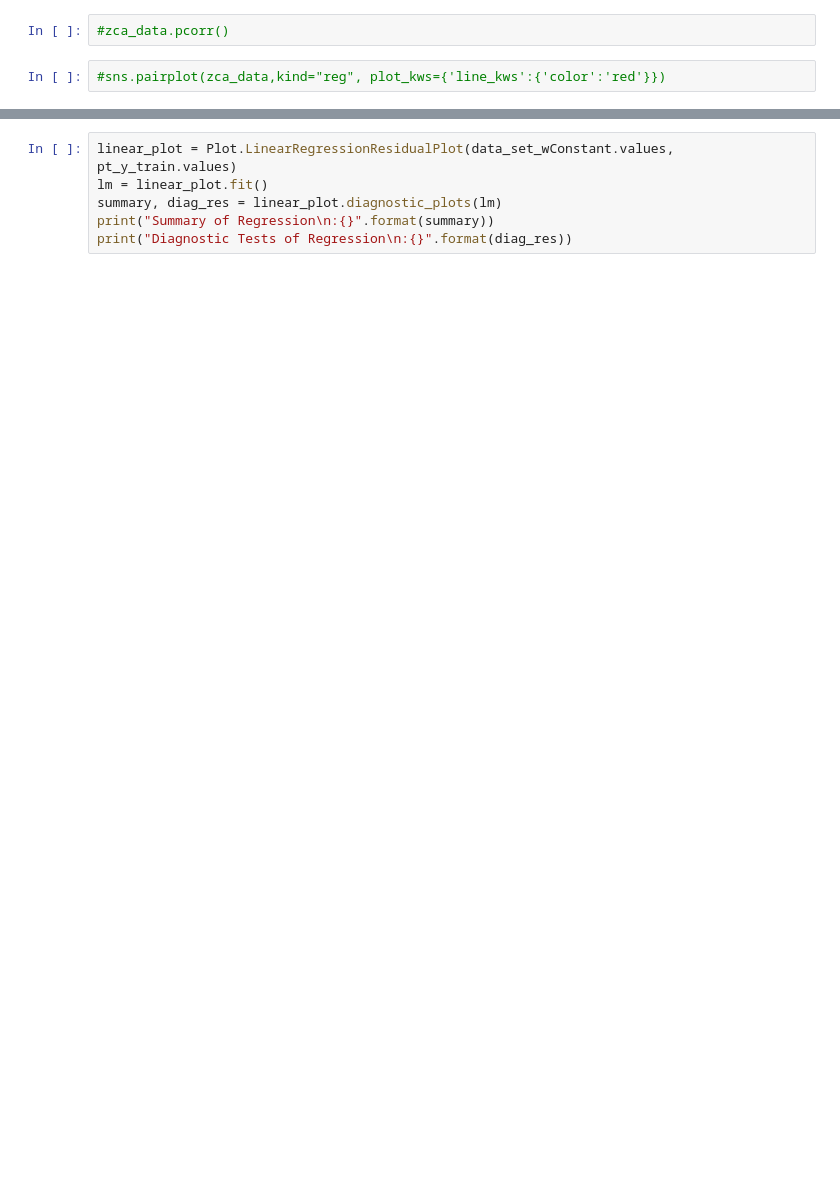
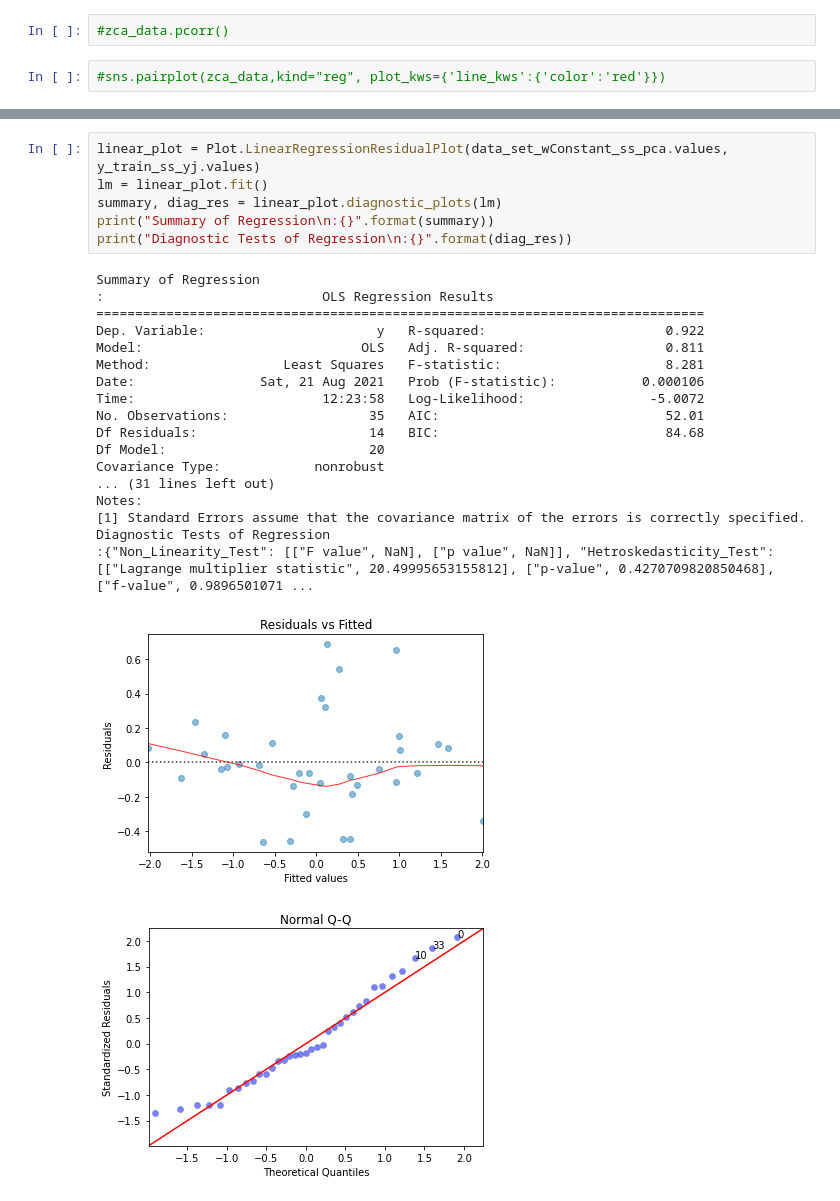
Before and after one commit to thistleknot/python-ml, a Jupyter notebook: code/Elastic and Sequential Comparisons.ipynb, the cells around one changed output, grey strips where cells are left out. Saved outputs shown, nothing was run; the diff lists cells and outputs as text; blank space fills up the shorter version.

```diff
--- a/code/Elastic and Sequential Comparisons.ipynb
+++ b/code/Elastic and Sequential Comparisons.ipynb
@@ -335,6 +428,26 @@ pd.DataFrame(results.get_influence().resid_studentized_internal).hist()
 # %%
-linear_plot = Plot.LinearRegressionResidualPlot(data_set_wConstant.values, pt_y_train.values)
+linear_plot = Plot.LinearRegressionResidualPlot(data_set_wConstant_ss_pca.values, y_train_ss_yj.values)
 lm = linear_plot.fit()
 summary, diag_res = linear_plot.diagnostic_plots(lm)
 print("Summary of Regression\n:{}".format(summary))
 print("Diagnostic Tests of Regression\n:{}".format(diag_res))
+# %% [output]
+Summary of Regression
+:                            OLS Regression Results
+==============================================================================
+Dep. Variable:                      y   R-squared:                       0.922
+Model:                            OLS   Adj. R-squared:                  0.811
+Method:                 Least Squares   F-statistic:                     8.281
+Date:                Sat, 21 Aug 2021   Prob (F-statistic):           0.000106
+Time:                        12:23:58   Log-Likelihood:                -5.0072
+No. Observations:                  35   AIC:                             52.01
+Df Residuals:                      14   BIC:                             84.68
+Df Model:                          20
+Covariance Type:            nonrobust
+... (31 lines left out)
+Notes:
+[1] Standard Errors assume that the covariance matrix of the errors is correctly specified.
+Diagnostic Tests of Regression
+:{"Non_Linearity_Test": [["F value", NaN], ["p value", NaN]], "Hetroskedasticity_Test": [["Lagrange multiplier statistic", 20.49995653155812], ["p-value", 0.4270709820850468], ["f-value", 0.9896501071 ...
+[figure, added]
+[figure, added]
```
Also changed, not shown: parts of 39 cells of this notebook, 1 other file.
